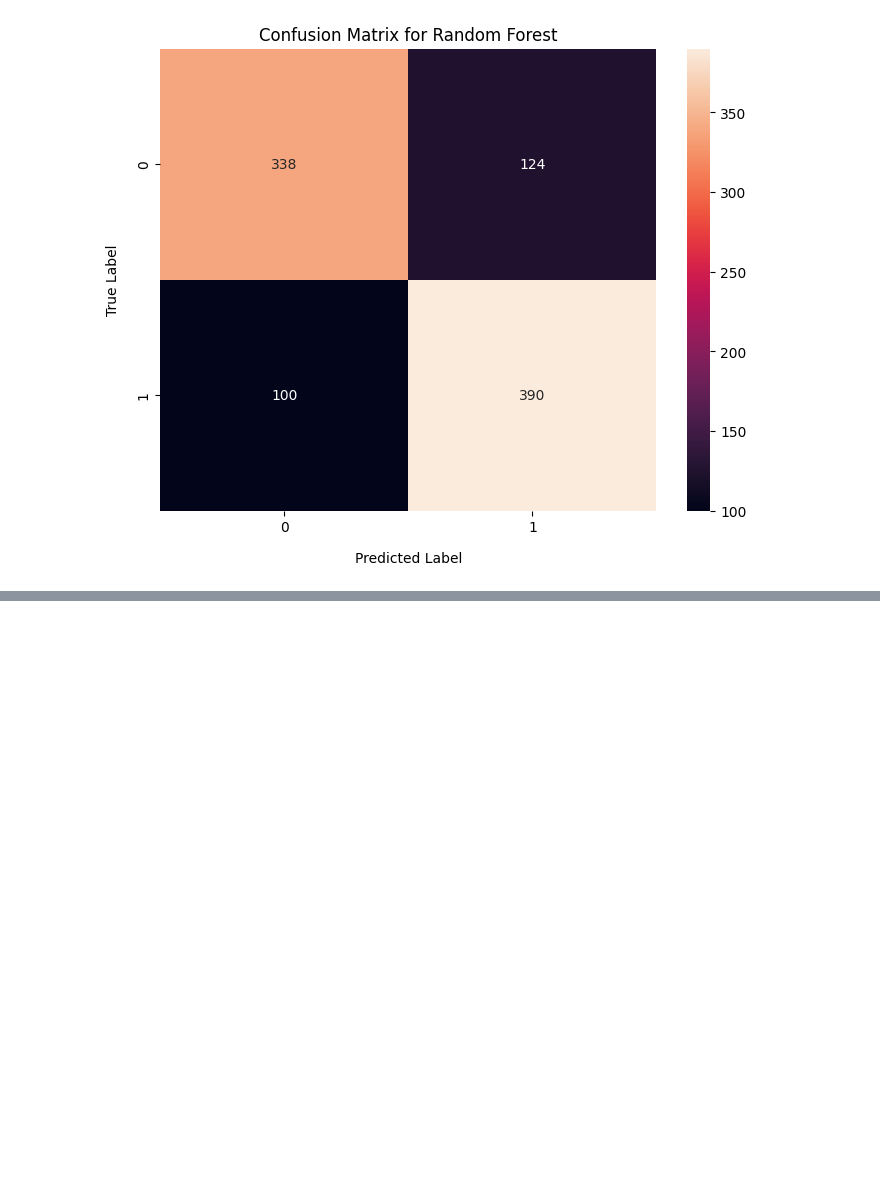
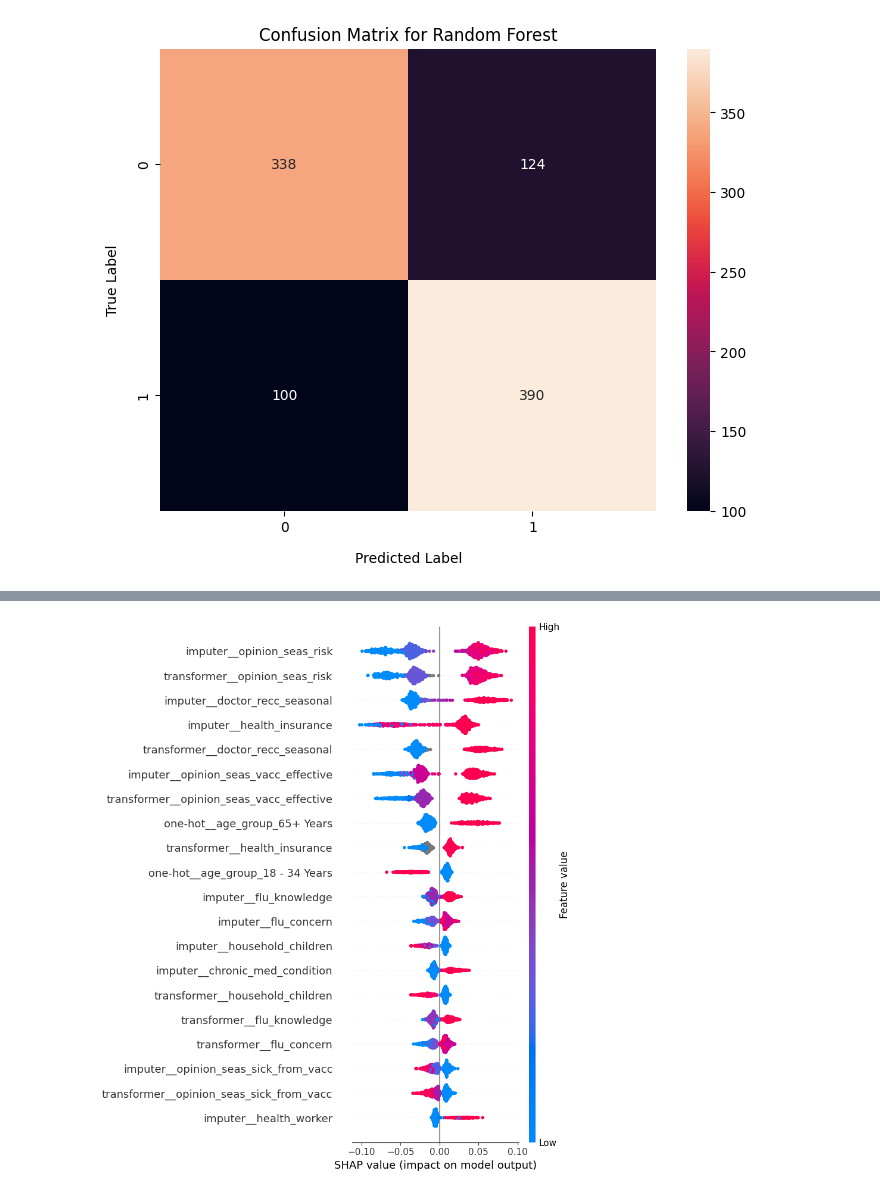
Before and after one commit to Hertfordshire-Data-Science-Hackathon/Group-F-RMDS-Hackathon, a Jupyter notebook: Group_F_RF.ipynb, the cells around one changed output, grey strips where cells are left out. Cells and saved outputs as stored; diff of their text form; code cells hidden in the pictures; blank space fills up the shorter version.

```diff
--- a/Group_F_RF.ipynb
+++ b/Group_F_RF.ipynb
@@ -189,0 +268,9 @@ RandomForestClassifier(max_depth=15, max_features='log2', min_samples_leaf=2,
+# %%
+# SHAP beeswarm plot
+shap.summary_plot(
+    shap_values_to_plot,
+    X_shap,
+    max_display=20
+)
+# %% [output]
+[figure, added]
```
Also changed, not shown: parts of 6 cells of this notebook.
